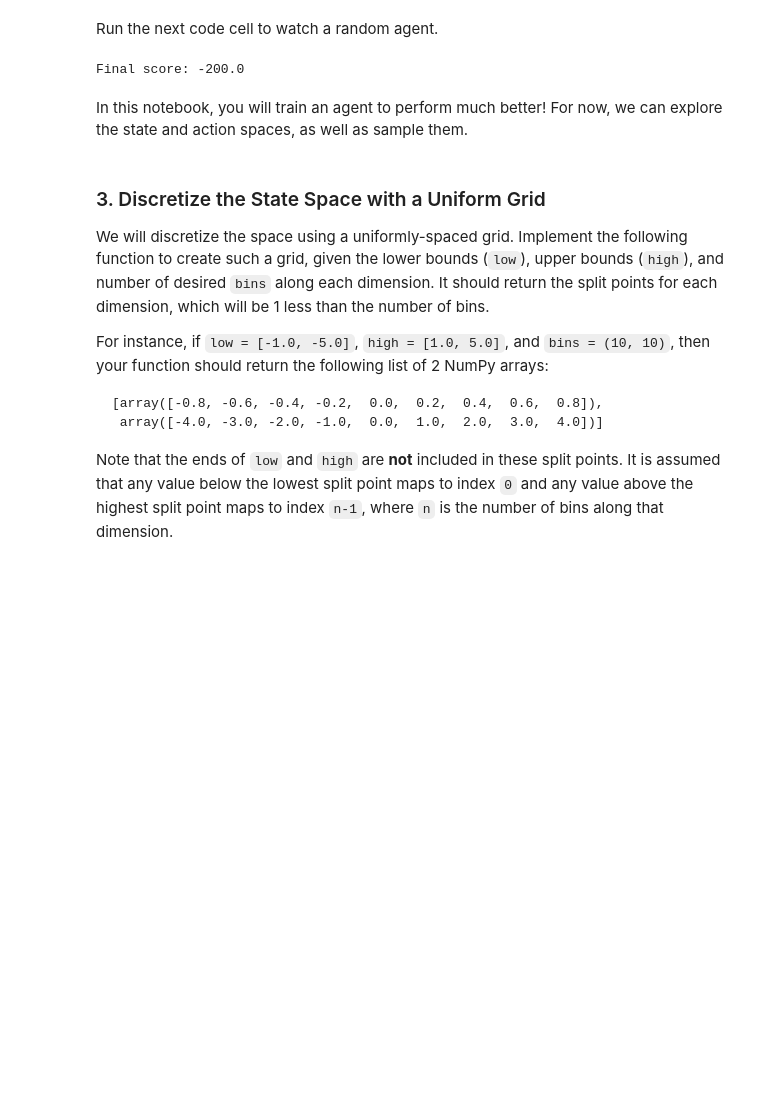
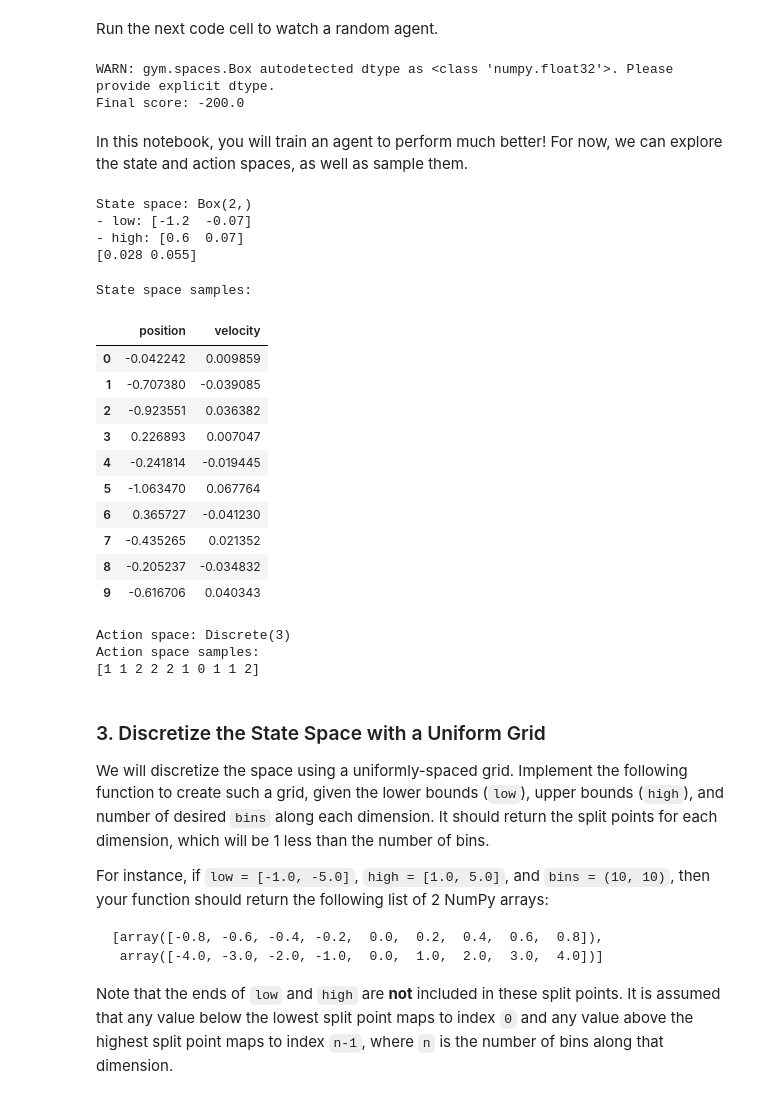
Before and after one commit to CheloGE/MachineLearningProjects, a Jupyter notebook: reinforcement-learning/notebooks/Discretization.ipynb, the cells around one changed output. Saved outputs shown, nothing was run; the diff lists cells and outputs as text; code cells hidden in the pictures; blank space fills up the shorter version.

```diff
--- a/reinforcement-learning/notebooks/Discretization.ipynb
+++ b/reinforcement-learning/notebooks/Discretization.ipynb
@@ -31,11 +32,14 @@ WARN: gym.spaces.Box autodetected dtype as <class 'numpy.float32'>. Please provi
 # %% [markdown]
 Run the next code cell to watch a random agent.
 # %%
+env = gym.make('MountainCar-v0')
+env.seed(505);
 state = env.reset()
 score = 0
 for t in range(200):
     action = env.action_space.sample()
     env.render()
+    time.sleep(0.01)
     state, reward, done, _ = env.step(action)
     score += reward
     if done:
@@ -43,6 +47,7 @@ for t in range(200):
 print('Final score:', score)
 env.close()
 # %% [output]
+WARN: gym.spaces.Box autodetected dtype as <class 'numpy.float32'>. Please provide explicit dtype.
 Final score: -200.0
 # %% [markdown]
 In this notebook, you will train an agent to perform much better!  For now, we can explore the state and action spaces, as well as sample them.
@@ -51,10 +56,34 @@ In this notebook, you will train an agent to perform much better!  For now, we c
 print("State space:", env.observation_space)
 print("- low:", env.observation_space.low)
 print("- high:", env.observation_space.high)
+print(env.observation_space.sample())
+# %% [output]
+State space: Box(2,)
+- low: [-1.2  -0.07]
+- high: [0.6  0.07]
+[0.028 0.055]
 # %%
+import pandas
+#row_labels = ['Z', 'Y', 'X', 'W']
+column_labels = ['position', 'velocity']
 # Generate some samples from the state space
 print("State space samples:")
-print(np.array([env.observation_space.sample() for i in range(10)]))
+samples=np.array([env.observation_space.sample() for i in range(10)])
+df = pandas.DataFrame(samples, columns=column_labels)
+display(df)
+# %% [output]
+State space samples:
+|  | position | velocity |
+| 0 | -0.042242 | 0.009859 |
+| 1 | -0.707380 | -0.039085 |
+| 2 | -0.923551 | 0.036382 |
+| 3 | 0.226893 | 0.007047 |
+| 4 | -0.241814 | -0.019445 |
+| 5 | -1.063470 | 0.067764 |
+| 6 | 0.365727 | -0.041230 |
+| 7 | -0.435265 | 0.021352 |
+| 8 | -0.205237 | -0.034832 |
+| 9 | -0.616706 | 0.040343 |
 # %%
 # Explore the action space
 print("Action space:", env.action_space)
@@ -62,6 +91,10 @@ print("Action space:", env.action_space)
 # Generate some samples from the action space
 print("Action space samples:")
 print(np.array([env.action_space.sample() for i in range(10)]))
+# %% [output]
+Action space: Discrete(3)
+Action space samples:
+[1 1 2 2 2 1 0 1 1 2]
 # %% [markdown]
 ### 3. Discretize the State Space with a Uniform Grid
 
```
Also changed, not shown: parts of 18 cells of this notebook, 1 other file.
